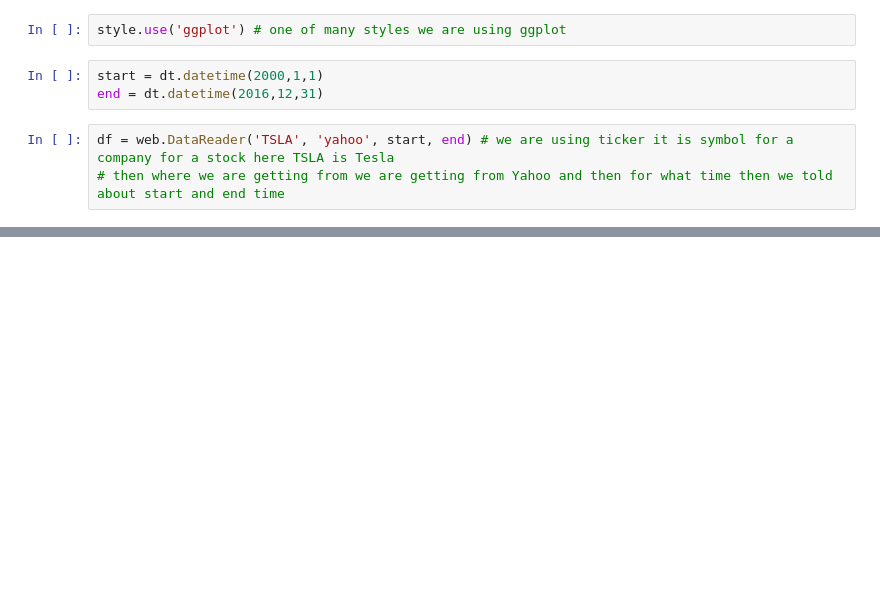
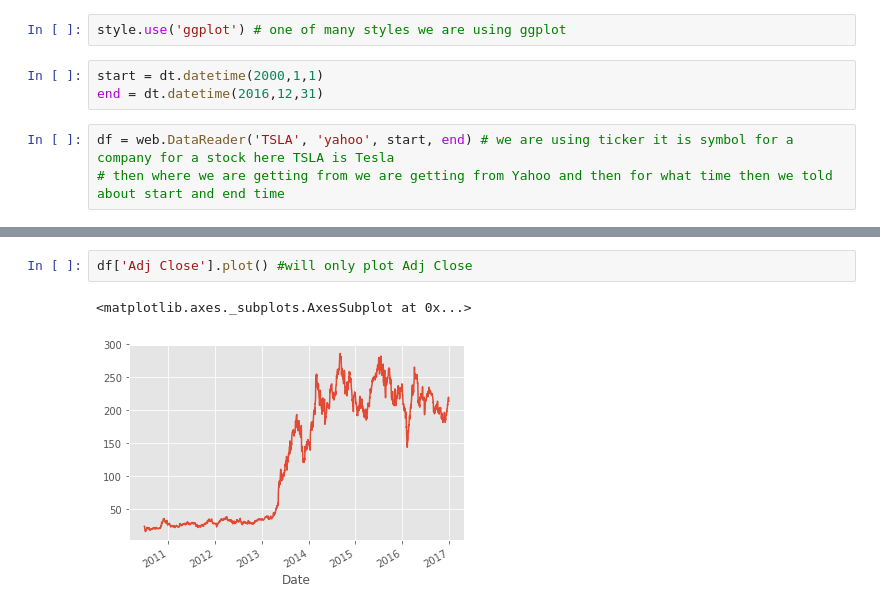
Before and after one commit to ParvYadav/StockMarketPrediction, a Jupyter notebook: Stock Market Prediction.ipynb, the cells around one changed output, grey strips where cells are left out. Saved outputs shown, nothing was run; the diff lists cells and outputs as text; blank space fills up the shorter version.

```diff
--- a/Stock Market Prediction.ipynb
+++ b/Stock Market Prediction.ipynb
@@ -32,0 +76,5 @@ df.tail(6)
+# %%
+df['Adj Close'].plot() #will only plot Adj Close
+# %% [output]
+<matplotlib.axes._subplots.AxesSubplot at 0x...>
+[figure, added]
```
Also changed, not shown: parts of 8 cells of this notebook, 1 other file.
